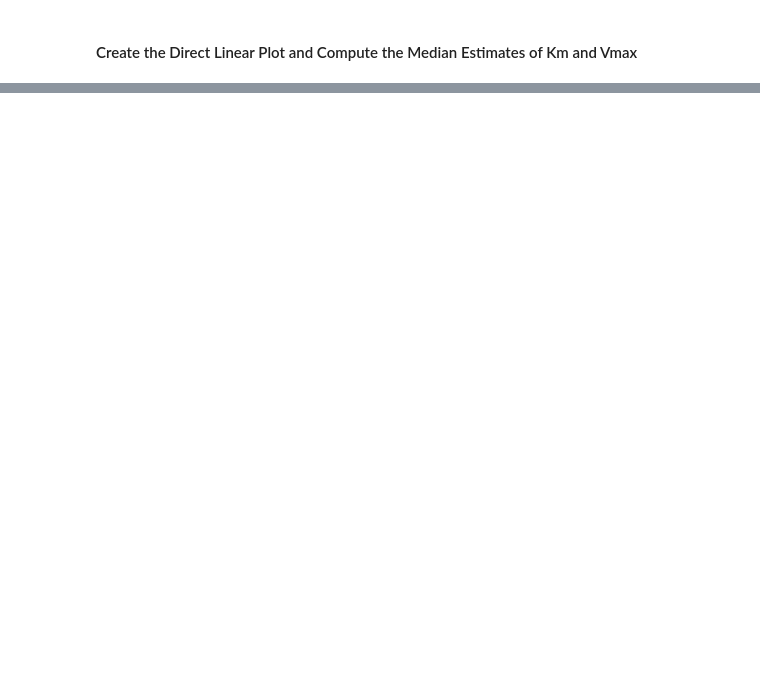
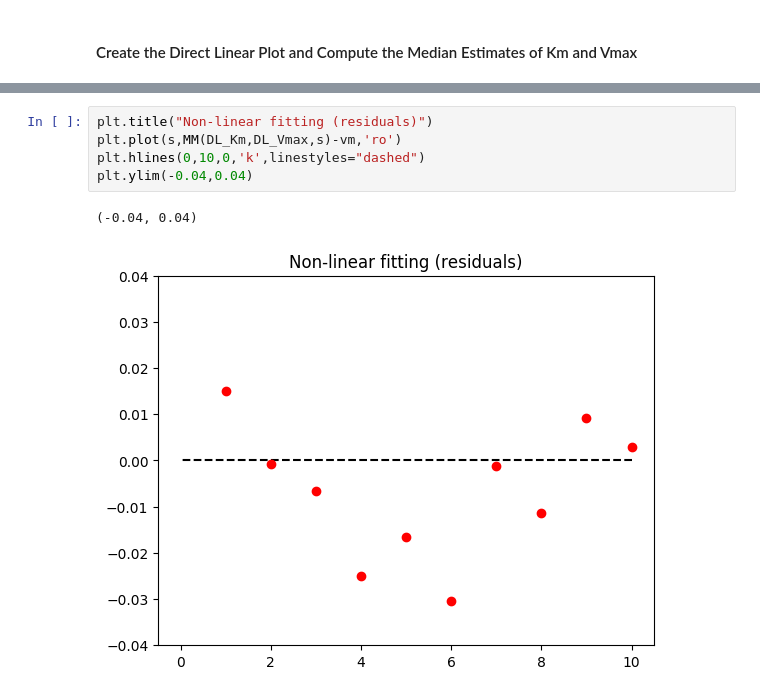
Before and after one commit to pjmartel/jupyter-notebooks, a Jupyter notebook: direct_linear_plot.ipynb, the cells around one changed output, grey strips where cells are left out. Cells and saved outputs as stored; diff of their text form; blank space fills up the shorter version.

```diff
--- a/direct_linear_plot.ipynb
+++ b/direct_linear_plot.ipynb
@@ -115,0 +127,8 @@ print("Median Estimate of Vmax: {:5.2f}".format(np.median(Vmax_intersect)))
+# %%
+plt.title("Non-linear fitting (residuals)")
+plt.plot(s,MM(DL_Km,DL_Vmax,s)-vm,'ro')
+plt.hlines(0,10,0,'k',linestyles="dashed")
+plt.ylim(-0.04,0.04)
+# %% [output]
+(-0.04, 0.04)
+[figure, added]
```
Also changed, not shown: parts of 12 cells of this notebook.
